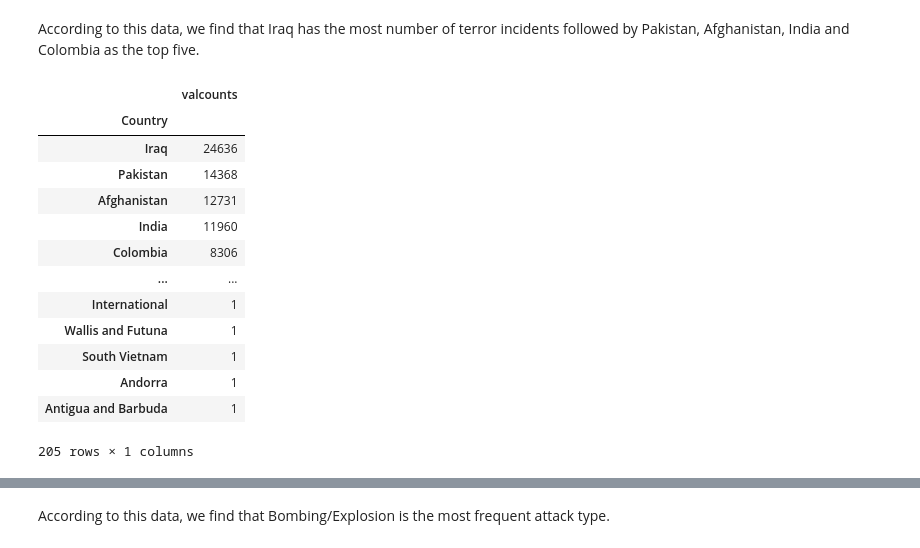
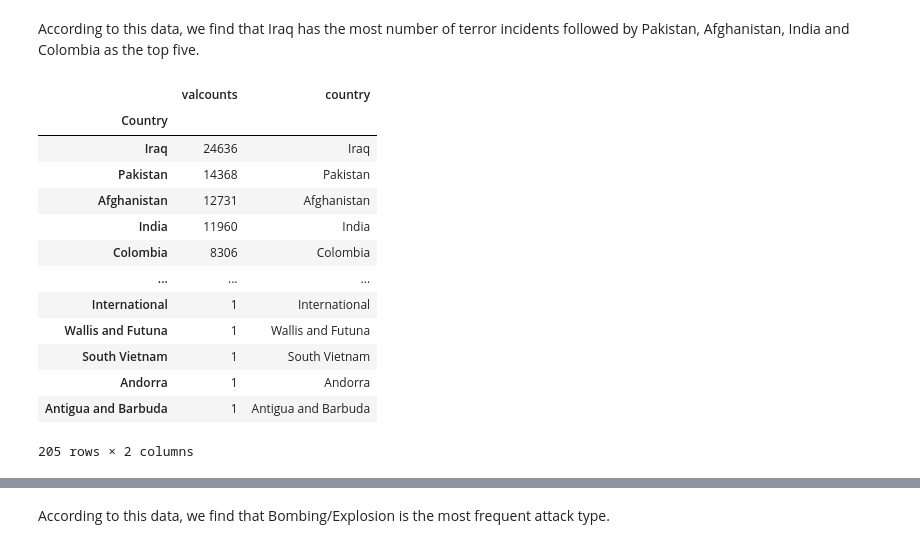
Before and after one commit to GauravBFG10K/Global-Terrorism---EDA, a Jupyter notebook: Global_Terrorism_Analysis_Capstone_Project.ipynb, the cells around one changed output, grey strips where cells are left out. Cells and saved outputs as stored; diff of their text form; code cells hidden in the pictures.

```diff
--- a/Global_Terrorism_Analysis_Capstone_Project.ipynb
+++ b/Global_Terrorism_Analysis_Capstone_Project.ipynb
@@ -194,20 +210,21 @@ According to this data, we find that Iraq has the most number of terror incident
 # %%
 dfc = df['country_txt'].value_counts().to_frame()
 dfc.rename(columns={'country_txt': 'valcounts'}, inplace=True)
 dfc.index.name = 'Country'
+dfc['country'] = dfc.index
 dfc
 # %% [output]
-|  | valcounts |
-| Country |  |
-| Iraq | 24636 |
-| Pakistan | 14368 |
-| Afghanistan | 12731 |
-| India | 11960 |
-| Colombia | 8306 |
-| ... | ... |
-| International | 1 |
-| Wallis and Futuna | 1 |
-| South Vietnam | 1 |
-| Andorra | 1 |
-| Antigua and Barbuda | 1 |
+|  | valcounts | country |
+| Country |  |  |
+| Iraq | 24636 | Iraq |
+| Pakistan | 14368 | Pakistan |
+| Afghanistan | 12731 | Afghanistan |
+| India | 11960 | India |
+| Colombia | 8306 | Colombia |
+| ... | ... | ... |
+| International | 1 | International |
+| Wallis and Futuna | 1 | Wallis and Futuna |
+| South Vietnam | 1 | South Vietnam |
+| Andorra | 1 | Andorra |
+| Antigua and Barbuda | 1 | Antigua and Barbuda |
-205 rows × 1 columns
+205 rows × 2 columns
```
Also changed, not shown: parts of 15 cells of this notebook.
